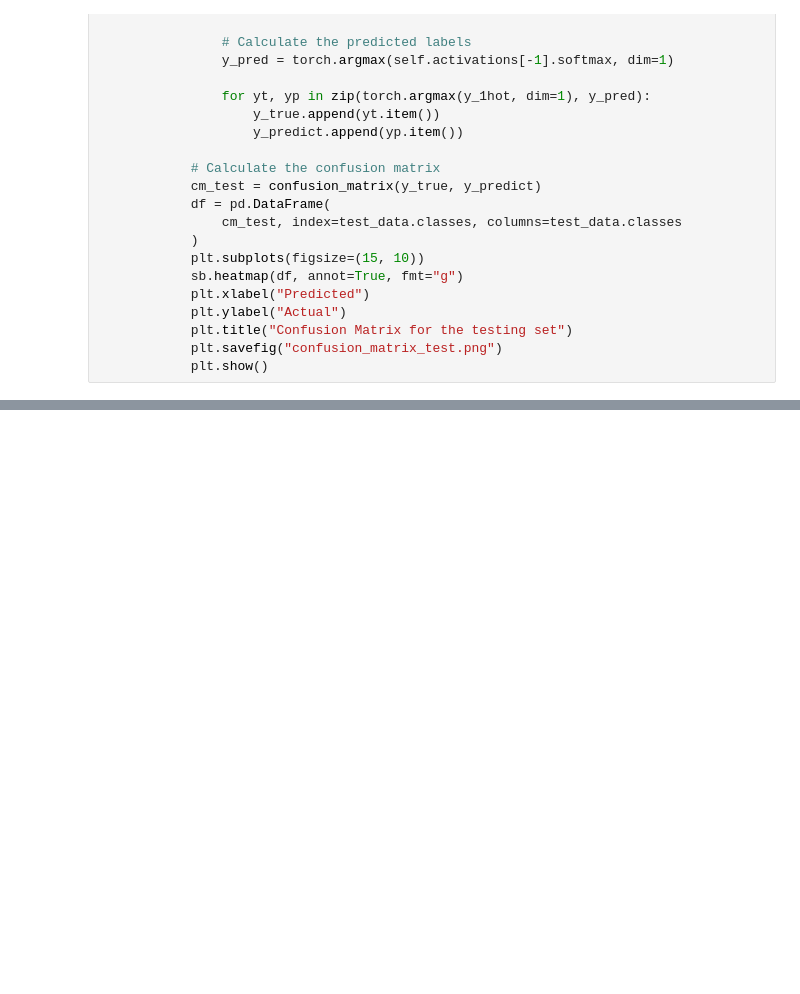
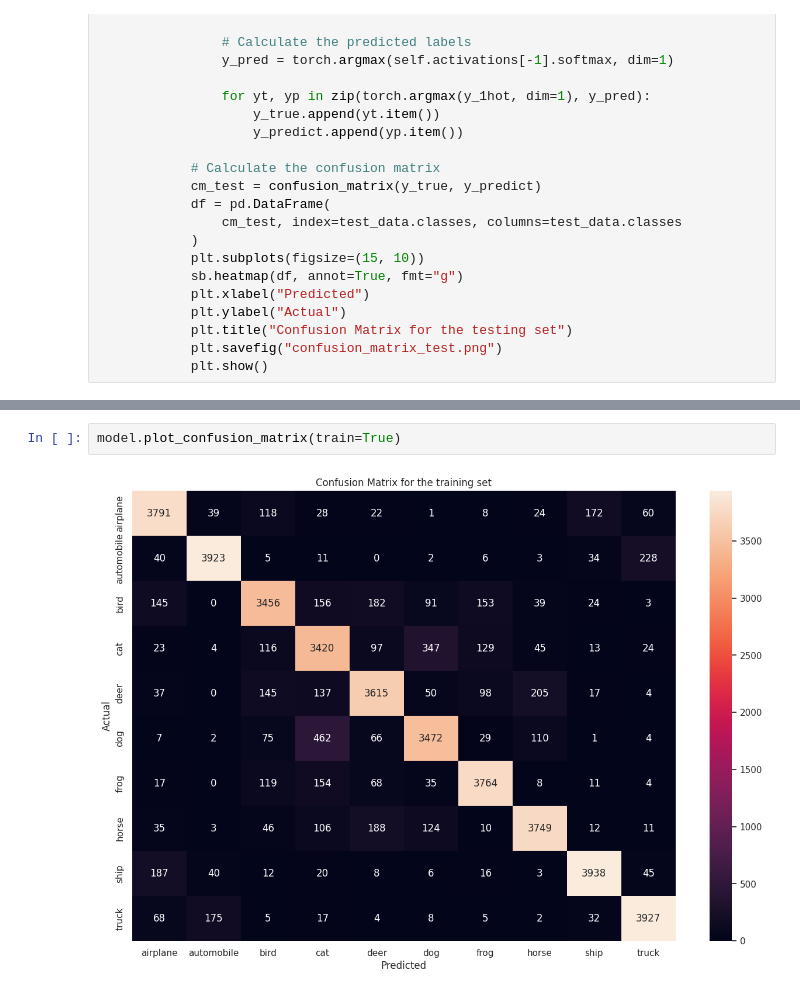
Before and after one commit to kianmajl/CIFAR10_Image_Classification, a Jupyter notebook: Codes/Training_Neural_Network.ipynb, the cells around one changed output, grey strips where cells are left out. Drawn from its saved outputs; the diff is of its cells as text; blank space fills up the shorter version.

```diff
--- a/Codes/Training_Neural_Network.ipynb
+++ b/Codes/Training_Neural_Network.ipynb
@@ -560,0 +669,4 @@ class AKModel:
+# %%
+model.plot_confusion_matrix(train=True)
+# %% [output]
+[figure, added]
```
Also changed, not shown: parts of 10 cells of this notebook.
